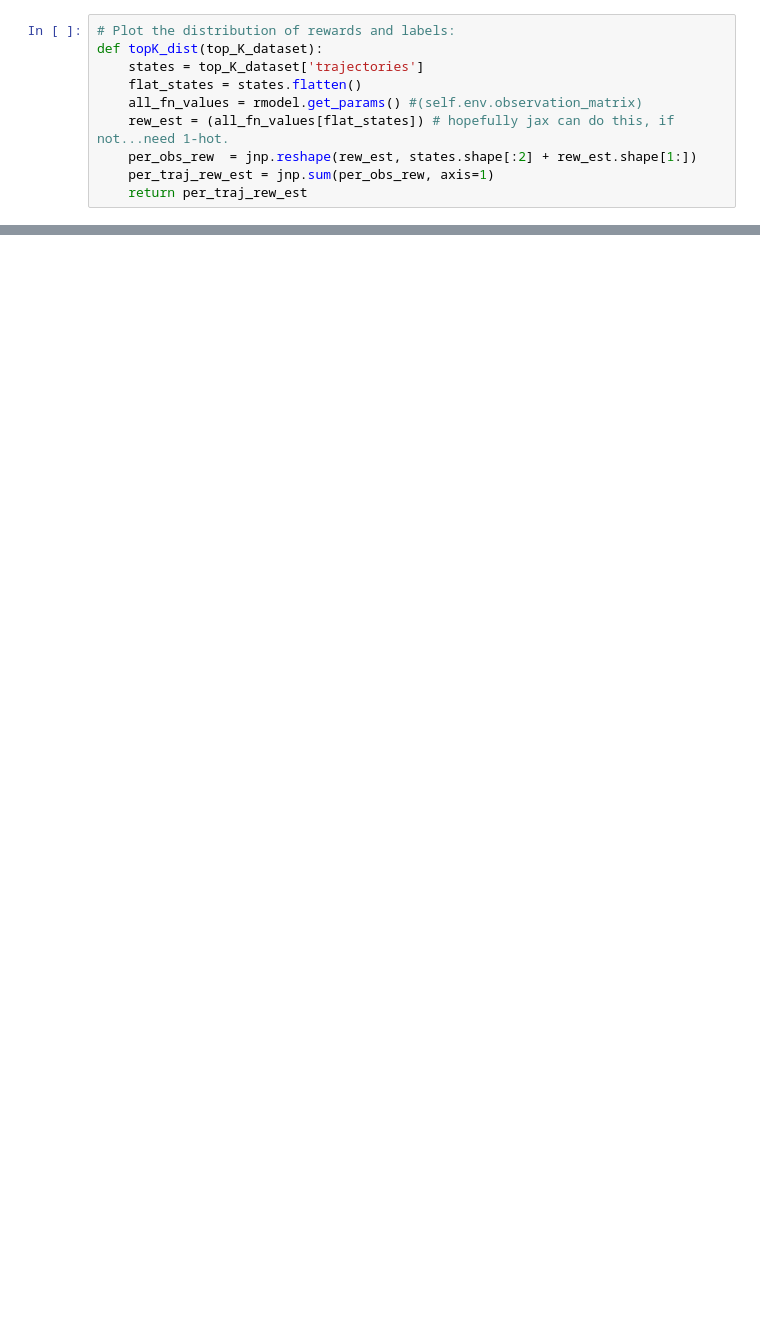
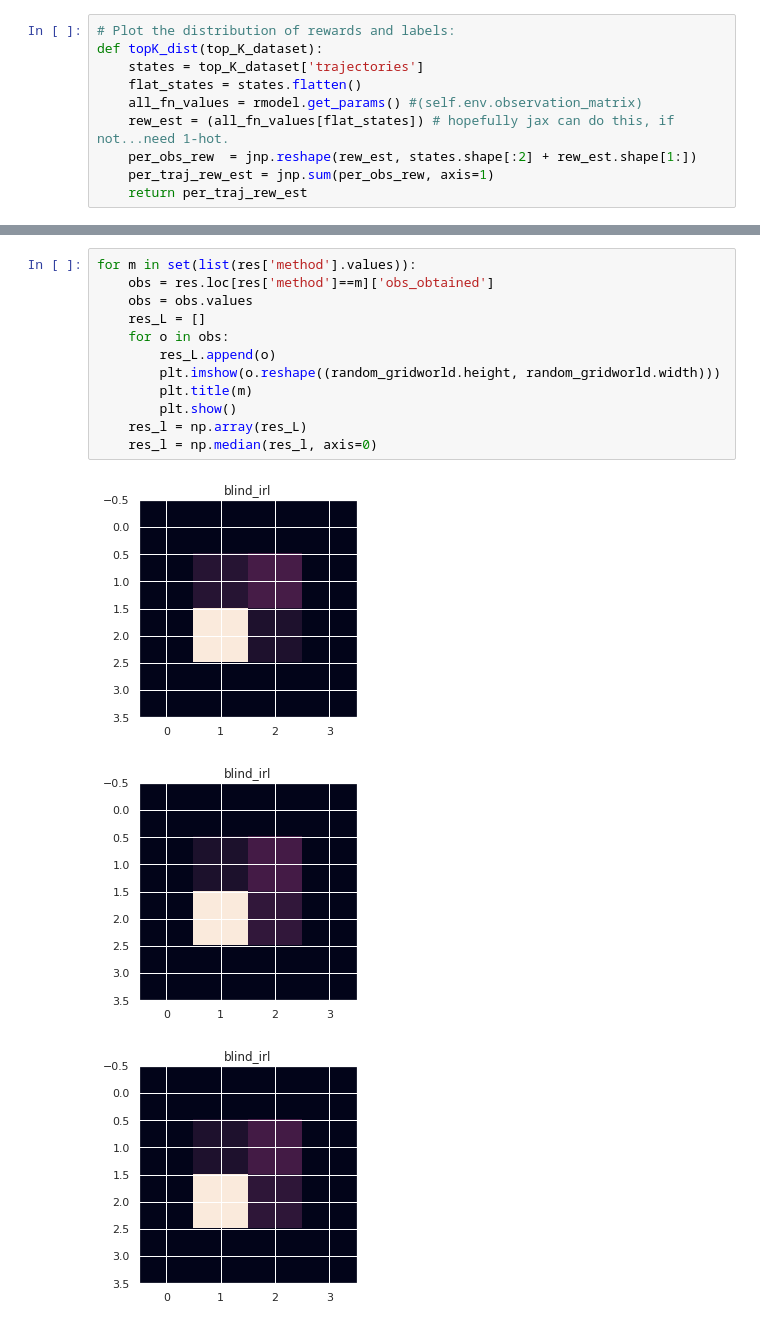
Before and after one commit to qxcv/bootstrapping-bias-learning, a Jupyter notebook: multi_learn.ipynb, the cells around one changed output, grey strips where cells are left out. Saved outputs shown, nothing was run; the diff lists cells and outputs as text; blank space fills up the shorter version.

```diff
--- a/multi_learn.ipynb
+++ b/multi_learn.ipynb
@@ -582,0 +616,16 @@ SyntaxError: invalid syntax (<ipython-input-32-879260d872b3>, line 27)
+# %%
+for m in set(list(res['method'].values)):
+    obs = res.loc[res['method']==m]['obs_obtained']
+    obs = obs.values
+    res_L = []
+    for o in obs:
+        res_L.append(o)
+        plt.imshow(o.reshape((random_gridworld.height, random_gridworld.width)))
+        plt.title(m)
+        plt.show()
+    res_l = np.array(res_L)
+    res_l = np.median(res_l, axis=0)
+# %% [output]
+[figure, added]
+[figure, added]
+[figure, added]
```
Also changed, not shown: parts of 24 cells of this notebook, 3 other files.
